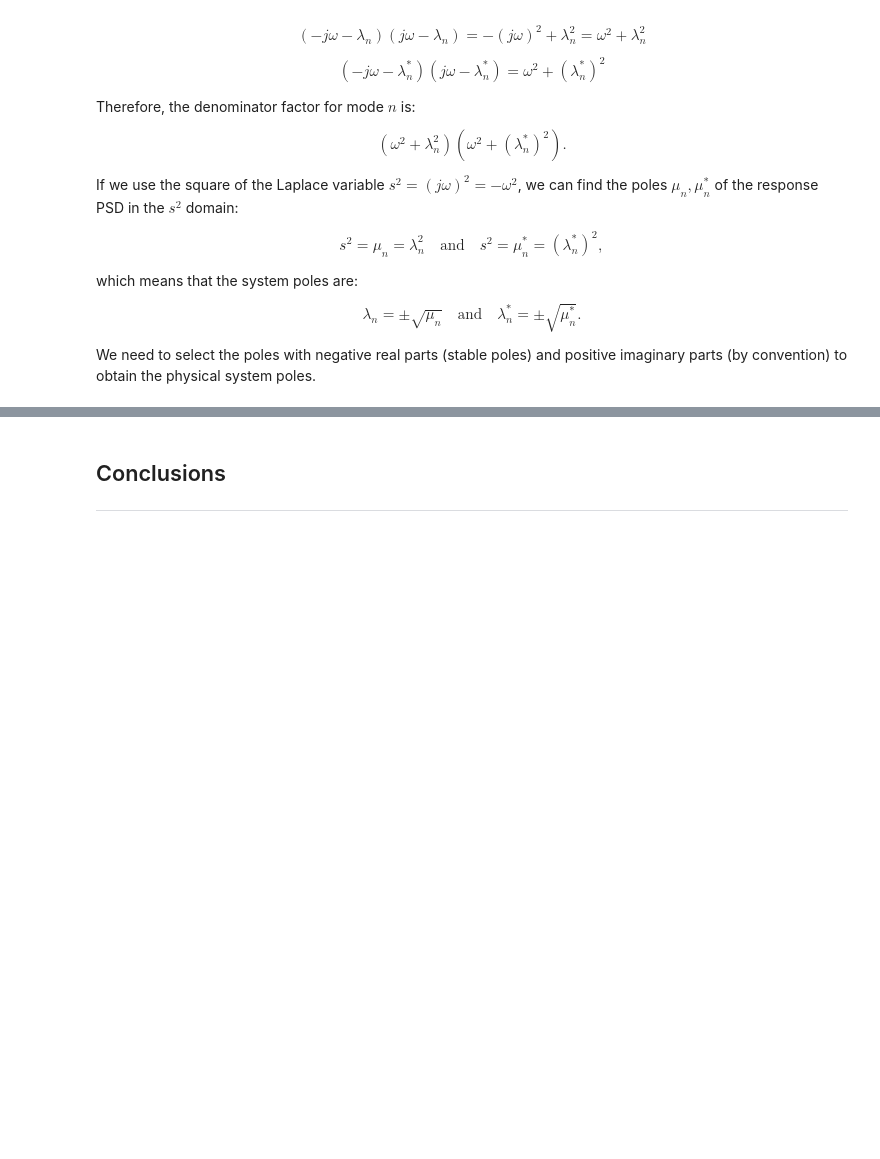
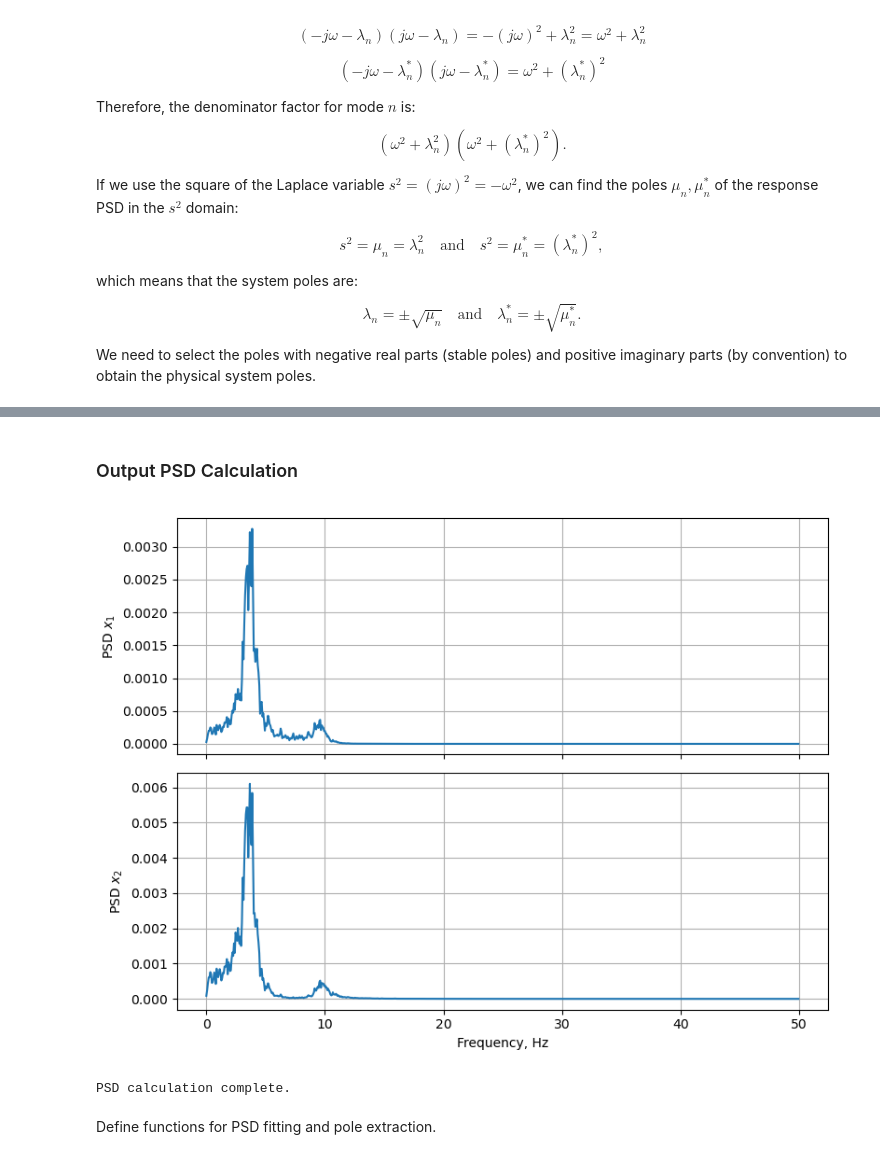
Before and after one commit to fmamitrotta/learn-aeroelastic-sid, a Jupyter notebook: notebooks/07_Identification_of_a_2-DOF_Mass-Spring-Damper_System_with_Output-Only_Data.ipynb, the cells around one changed output, grey strips where cells are left out. Cells and saved outputs as stored; diff of their text form; code cells hidden in the pictures; blank space fills up the shorter version.

Commit message:
Improved theoretical background section and finalized first output-only results

```diff
--- a/notebooks/07_Identification_of_a_2-DOF_Mass-Spring-Damper_System_with_Output-Only_Data.ipynb
+++ b/notebooks/07_Identification_of_a_2-DOF_Mass-Spring-Damper_System_with_Output-Only_Data.ipynb
@@ -939,4 +490,67 @@ OUTPUT-ONLY MODAL ANALYSIS COMPLETE
 # %% [markdown]
-## Conclusions <a name="conclusions"></a>
-
-***
+### Output PSD Calculation <a name="psd-calculation"></a>
+# %%
+# Calculate PSDs using Welch's method
+def calculate_psd(signals, fs, nperseg=None, noverlap=None):
+    """
+    Calculate power spectral density for multiple signals.
+
+    Parameters:
+    -----------
+    signals : ndarray
+        Array of signals with shape (n_signals, n_samples)
+    fs : float
+        Sampling frequency
+    nperseg : int, optional
+        Length of each segment
+    noverlap : int, optional
+        Number of points to overlap between segments
+
+    Returns:
+    --------
+    freqs : ndarray
+        Frequency vector
+    psds : ndarray
+        PSDs for each signal with shape (n_signals, n_frequencies)
+    """
+    n_signals = signals.shape[0]
+    psds = []
+
+    for i in range(n_signals):
+        f, psd = signal.welch(
+            signals[i],
+            fs=fs,
+            window='hann',
+            nperseg=nperseg,
+            noverlap=noverlap,
+            detrend='constant',
+            return_onesided=False
+        )
+        psds.append(psd)
+
+    return f, np.array(psds)
+
+
+# Calculate PSDs from response data only
+frequencies, psds = calculate_psd(displacements, f_sampling, nperseg=1500)
+
+# Create figure with one subplot for each DOF
+fig, axes = plt.subplots(N_DOFS, 1, figsize=(8, 6), sharex=True)
+
+# Plot positive-frequency PSDs
+pos_mask = frequencies >= 0
+for i in range(N_DOFS):
+    axes[i].plot(frequencies[pos_mask], psds[i, pos_mask])
+    axes[i].set_ylabel(f'PSD $x_{i+1}$')
+    axes[i].grid(True)
+
+axes[-1].set_xlabel('Frequency, Hz')
+plt.tight_layout()
+plt.show()
+
+print("PSD calculation complete.")
+# %% [output]
+[figure, added]
+PSD calculation complete.
+# %% [markdown]
+Define functions for PSD fitting and pole extraction.
```
Also changed, not shown: parts of 8 cells of this notebook.
